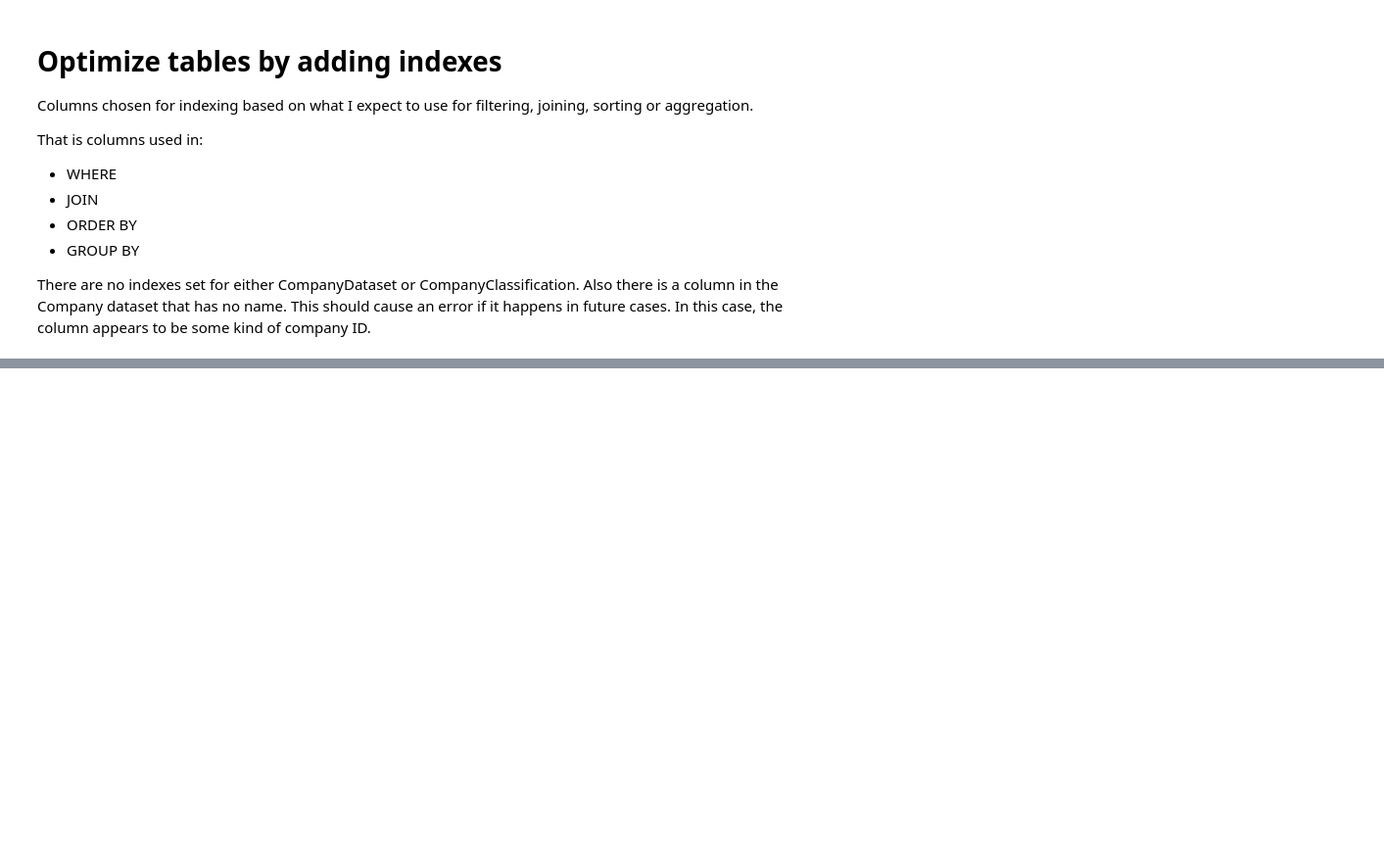
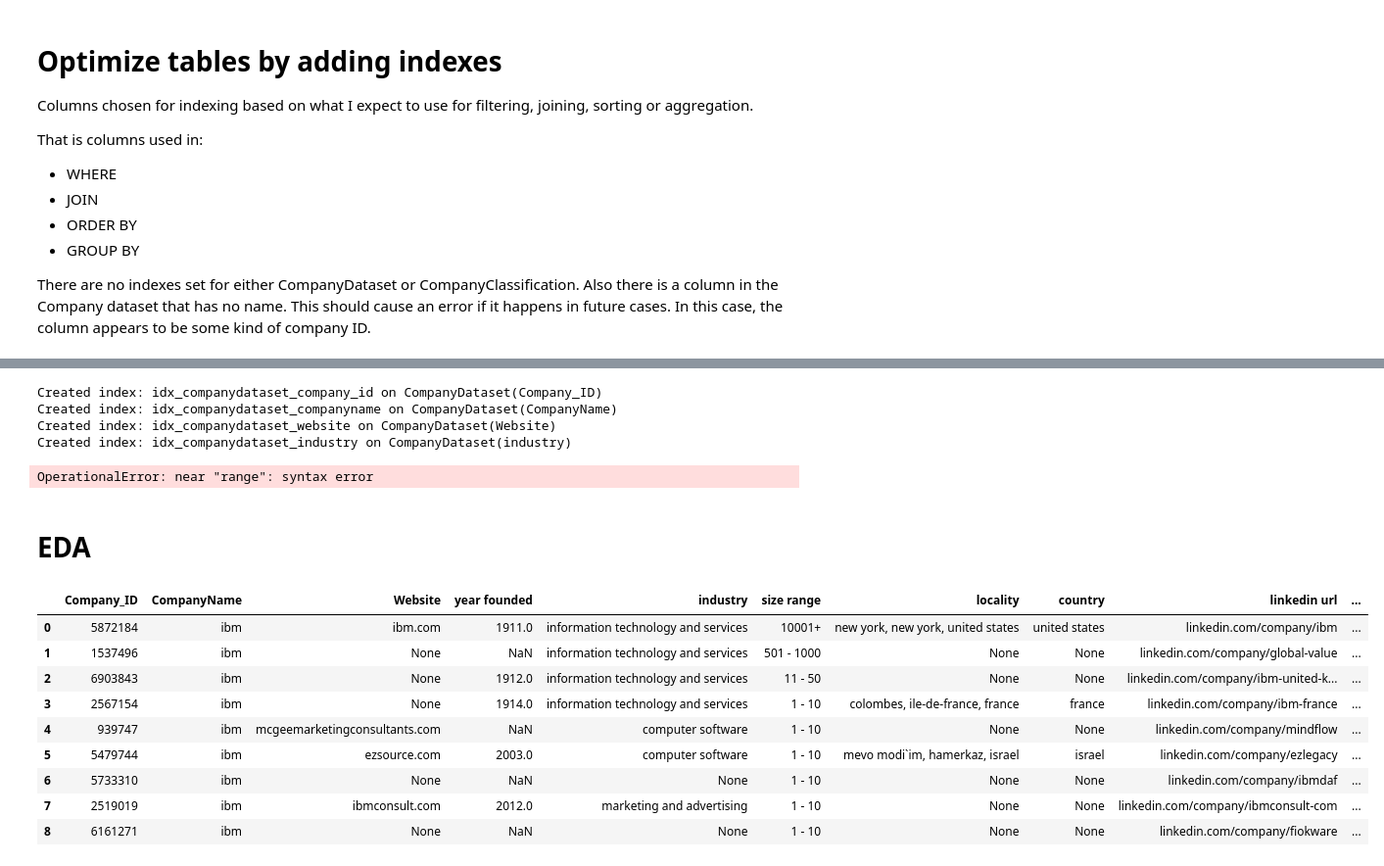
Before and after one commit to meganrashid/sqlite_to_analysis_app, a Jupyter notebook: data/database_check.ipynb, the cells around one changed output, grey strips where cells are left out. Shown at 98% size. Saved outputs shown, nothing was run; the diff lists cells and outputs as text; code cells hidden in the pictures; blank space fills up the shorter version.

Commit message:
added index code, renamed columns, started top 10 query

```diff
--- a/data/database_check.ipynb
+++ b/data/database_check.ipynb
@@ -59,0 +41,3 @@ print(df.head())
+# %%
+# check table structure and column names
+db.run_query(conn,"PRAGMA table_info('CompanyDataset');")
@@ -59,0 +56,3 @@ print(df.head())
+# %%
+# check table structure and column names
+db.run_query(conn,"PRAGMA table_info('CompanyClassification');")
@@ -106,0 +170,3 @@ AttributeError: module 'db_utils' has no attribute 'check_for_unnamed_columns'
+# %%
+# check table structure and column names
+db.run_query(conn,"PRAGMA table_info('CompanyDataset');")
@@ -106,0 +185,30 @@ AttributeError: module 'db_utils' has no attribute 'check_for_unnamed_columns'
+# %%
+# Example usage
+indexes_to_create = {
+    'CompanyDataset': ['Company_ID','CompanyName', 'Website','industry','size range', 'country']
+    ,'CompanyClassification': ['Category', 'CompanyName', 'Website']
+}
+
+db.create_indexes(conn, indexes_to_create)
+# %% [output]
+Created index: idx_companydataset_company_id on CompanyDataset(Company_ID)
+Created index: idx_companydataset_companyname on CompanyDataset(CompanyName)
+Created index: idx_companydataset_website on CompanyDataset(Website)
+Created index: idx_companydataset_industry on CompanyDataset(industry)
+OperationalError: near "range": syntax error
+# %% [markdown]
+# EDA
+# %%
+df_ibm = pd.read_sql_query( "SELECT * from CompanyDataset as cd WHERE CompanyName='ibm'",conn)
+df_ibm
+# %% [output]
+|  | Company_ID | CompanyName | Website | year founded | industry | size range | locality | country | linkedin url | ... |
+| 0 | 5872184 | ibm | ibm.com | 1911.0 | information technology and services | 10001+ | new york, new york, united states | united states | linkedin.com/company/ibm | ... |
+| 1 | 1537496 | ibm | None | NaN | information technology and services | 501 - 1000 | None | None | linkedin.com/company/global-value | ... |
+| 2 | 6903843 | ibm | None | 1912.0 | information technology and services | 11 - 50 | None | None | linkedin.com/company/ibm-united-k... | ... |
+| 3 | 2567154 | ibm | None | 1914.0 | information technology and services | 1 - 10 | colombes, ile-de-france, france | france | linkedin.com/company/ibm-france | ... |
+| 4 | 939747 | ibm | mcgeemarketingconsultants.com | NaN | computer software | 1 - 10 | None | None | linkedin.com/company/mindflow | ... |
+| 5 | 5479744 | ibm | ezsource.com | 2003.0 | computer software | 1 - 10 | mevo modi`im, hamerkaz, israel | israel | linkedin.com/company/ezlegacy | ... |
+| 6 | 5733310 | ibm | None | NaN | None | 1 - 10 | None | None | linkedin.com/company/ibmdaf | ... |
+| 7 | 2519019 | ibm | ibmconsult.com | 2012.0 | marketing and advertising | 1 - 10 | None | None | linkedin.com/company/ibmconsult-com | ... |
+| 8 | 6161271 | ibm | None | NaN | None | 1 - 10 | None | None | linkedin.com/company/fiokware | ... |
```
Also changed, not shown: parts of 15 cells of this notebook.
